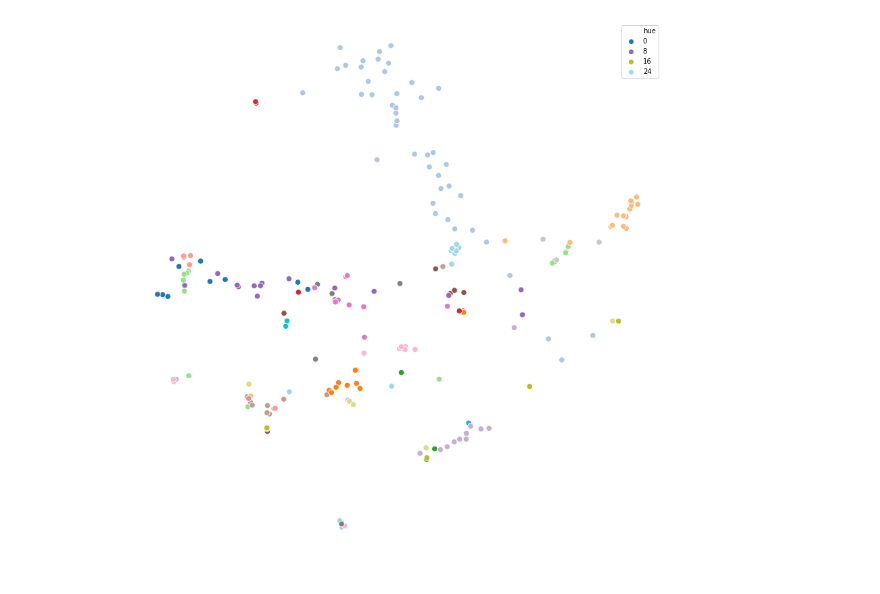
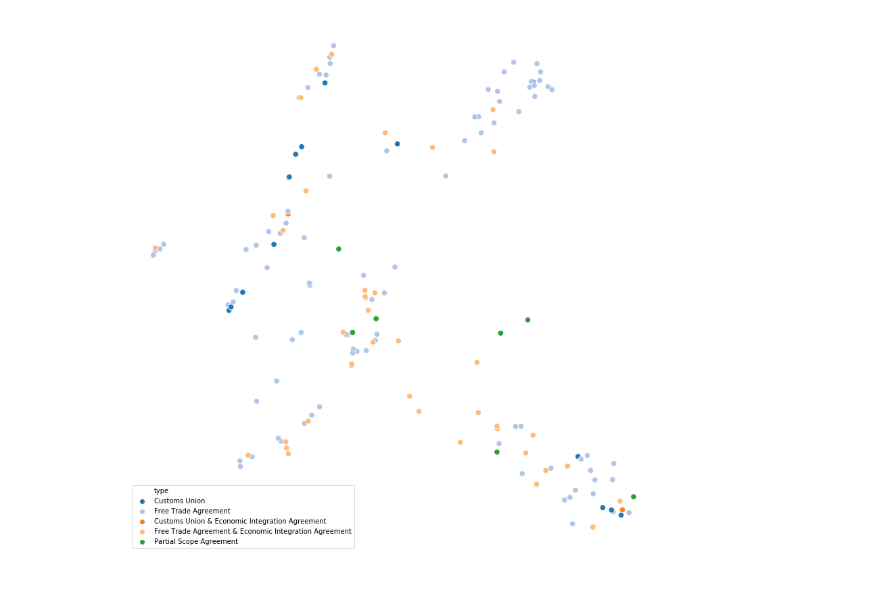
Before and after one commit to OllieFord/DS4D-Trade-Agreement-Project, a Jupyter notebook: Visualisations/over_time.ipynb, the cells around one changed output. Saved outputs shown, nothing was run; the diff lists cells and outputs as text; code cells hidden in the pictures.

```diff
--- a/Visualisations/over_time.ipynb
+++ b/Visualisations/over_time.ipynb
@@ -154,7 +154,7 @@ totadf = pd.concat([totadf, textdf], axis=1)
 # %%
 totadf['year_signed'] = totadf.date_signed.map( lambda x: pd.to_datetime(x).year)
 totadf = totadf[totadf.language == 'en']
-new = ['treaty_identifier', 'chapter_number', 'article_number', 'treaty_text', 'year_signed']
+new = ['treaty_identifier', 'chapter_number', 'article_number', 'treaty_text', 'year_signed', 'region']
 
 totadf_emb = totadf[new]
 totadf_emb = totadf_emb.reset_index()
@@ -174,8 +174,8 @@ def print_top_words(model, feature_names, n_top_words):
                         for i in topic.argsort()[:-n_top_words - 1:-1]]))
     print()
 # %%
-n_features = 2000
-n_topics = 20 # 5 because I want it to try and cluster based on the 5 treaty types
+n_features = 1000
+n_topics = 7 # 5 because I want it to try and cluster based on the 5 treaty types
 n_top_words = 3
 
 #I convert a collection of raw documents into a matrix of TF-IDF features
@@ -191,12 +191,12 @@ nmf_embedding = (nmf_embedding - nmf_embedding.mean(axis=0))/nmf_embedding.std(a
 
 topics = list(range(n_topics)) #these are hand coded topics and probably do not represent the actual topics
 
-tsne = TSNE(n_components=2,n_iter=5000, random_state=3211,learning_rate=100, perplexity=5) # run t-sne with the various parameters
+tsne = TSNE(n_components=2,n_iter=5000, random_state=3211,learning_rate=50, perplexity=5) # run t-sne with the various parameters
 tsne_embedding = tsne.fit_transform(nmf_embedding)
 tsne_embedding = pd.DataFrame(tsne_embedding,columns=['x','y']) # turn the results into a dataframe
 tsne_embedding['hue'] = nmf_embedding.argmax(axis=1) # attach a hue column so that we can later color each cluster differently
 tsne_embedding['year'] = totadf['year_signed'] # attach a year column so that we can see the evolution of the treaties over time.
-tsne_embedding['tyoe'] = totadf['type']
+tsne_embedding['type'] = totadf['type']
 
 tsne_embedding.head()
 # %% [output]
@@ -217,18 +217,29 @@ def year_average(tsne_embedding, years, n_topics):
     average_time = []
     average_hue = []
     year = []
+    types = []
     hues = list(range(0, n_topics))
     for index in range(0, len(years)):
         for hue in hues:
             if len(tsne_embedding[(tsne_embedding['year'] == years[index])& (tsne_embedding['hue'] == hue)].x.values) < 1:
                 average_time.append(tsne_embedding[(tsne_embedding['year'] == years[index - 1])& (tsne_embedding['hue'] == hue)][['x', 'y']].mean())
+                agree_type = tsne_embedding[(tsne_embedding['year'] == years[index - 1])& (tsne_embedding['hue'] == hue)].type
+                if len(agree_type.values) > 0:
+                    types.append(agree_type.values[0])
+                else:
+                    types.append(None)
+
             else:
                 average_time.append(tsne_embedding[(tsne_embedding['year'] == years[index])& (tsne_embedding['hue'] == hue)][['x', 'y']].mean())
+                agree_type = tsne_embedding[(tsne_embedding['year'] == years[index])& (tsne_embedding['hue'] == hue)].type
+                types.append(agree_type.values[0])
+#                 print(agree_type.values[0])
 
             average_hue.append(hue)
             year.append(years[index])
     over_time = pd.DataFrame(average_time,columns=['x','y', 'hue', 'year'])
     over_time['hue'] = average_hue
     over_time['year'] = year
+    over_time['type'] = types
     return over_time
 over_time = year_average(tsne_embedding, years, n_topics)
@@ -235,20 +255,20 @@ over_time = year_average(tsne_embedding, years, n_topics)
 # %%
 # color_list = plt.cm.tab20(np.linspace(0, 1, n_topics))
 
 fig, axs = plt.subplots(figsize=(14, 15), facecolor='w', edgecolor='k')
 fig.subplots_adjust(hspace = .1, wspace=0)
 
 for year, idx in zip([2016], range(1)):
     data = over_time[(over_time['year']<=year)]
     over_time.to_csv("year.csv", sep=",")
-    ax = sns.scatterplot(data=data, x='x',y='y', hue='hue', palette='tab20', s=70)
+    ax = sns.scatterplot(data=data, x='x',y='y', hue='type', palette='tab20', s=70)
 
 #     axs.set_title('Treaties signed until {}'.format(year),**{'fontsize':'10'})
     axs.axis('off')
 
 # fig.legend(legend_list, topics, loc=(0.2,0.89), ncol=5)
 # plt.plot(x=data['x'],y=data['y',s=9,c=data['hue'], cmap='viridis', linestyle='-', marker='o')
 plt.subplots_adjust(top=0.85)
 plt.show()
 # %% [output]
-[figure, old version]
+[figure, new version]
```
Also changed, not shown: parts of 3 cells of this notebook, 8 other files.
